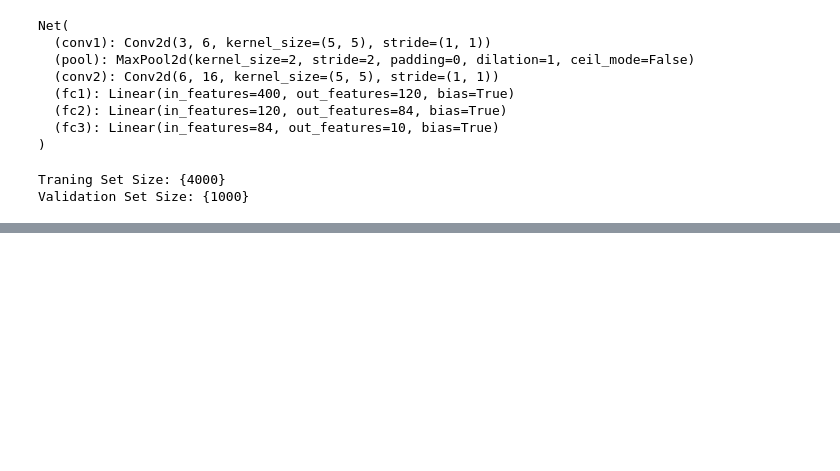
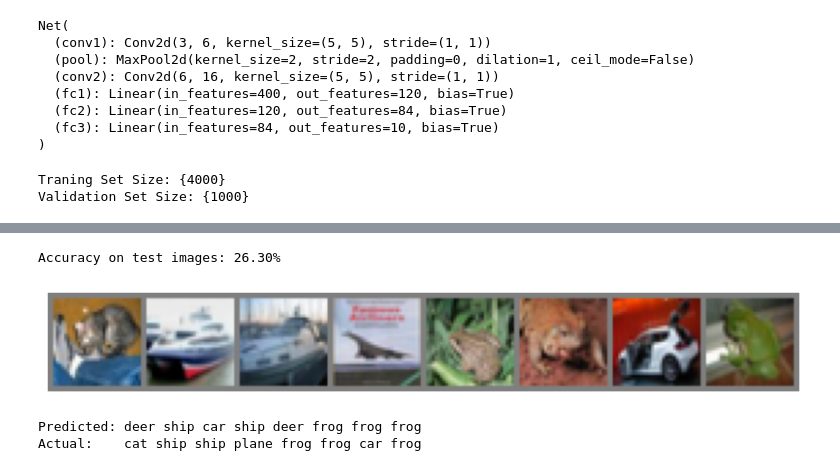
Before and after one commit to sdivyakolu/Pytorch_Tutorial, a Jupyter notebook: PyTorch_DeepLearning_FullModelTraining_Validation.ipynb, the cells around one changed output, grey strips where cells are left out. Saved outputs shown, nothing was run; the diff lists cells and outputs as text; code cells hidden in the pictures; blank space fills up the shorter version.

```diff
--- a/PyTorch_DeepLearning_FullModelTraining_Validation.ipynb
+++ b/PyTorch_DeepLearning_FullModelTraining_Validation.ipynb
@@ -149 +149,23 @@ epoch: 10, training_loss: 1.8413868808746339, validation_loss: 1.976960871368646
 Fininsh Traning
+# %%
+#Evaluate on Test Data
+
+correct = 0
+total = 0
+with torch.no_grad():
+    # Use a DataLoader for the test subset
+    test_subset_loader = torch.utils.data.DataLoader(test_validation_sub_set, batch_size=batch_size, shuffle=False, num_workers=2)
+    for data in test_subset_loader:
+        images, labels = data
+        outputs = net(images)
+        _, predicted = torch.max(outputs, 1)
+        total += labels.size(0)
+        correct += (predicted == labels).sum().item()
+        # Removed print statements inside the loop to avoid excessive output
+        # print(f"Predicted: {predicted}, Actual: {labels}")
+        # print(f"Total: {total}, Correct: {correct}")
+        # print(f"Accuracy: {100 * correct / total:.2f}%")
+
+print(f"Accuracy on test images: {100 * correct / total:.2f}%")
+# %% [output]
+Accuracy on test images: 26.30%
@@ -149,0 +175,32 @@ Fininsh Traning
+# %%
+#Visualize Sample Predictions
+
+import matplotlib.pyplot as plt
+import numpy as np
+import torchvision
+
+# Get a batch of test images using a DataLoader
+test_subset_loader = torch.utils.data.DataLoader(test_validation_sub_set, batch_size=8, shuffle=False, num_workers=2)
+dataiter = iter(test_subset_loader)
+images, labels = next(dataiter)
+
+# Predict
+outputs = net(images)
+_, predicted = torch.max(outputs, 1)
+
+# Show images with predicted and true labels
+def imshow(img):
+    img = img / 2 + 0.5  # unnormalize
+    npimg = img.numpy()
+    plt.figure(figsize=(10,4))
+    plt.imshow(np.transpose(npimg, (1, 2, 0)))
+    plt.axis('off')
+    plt.show()
+
+imshow(torchvision.utils.make_grid(images[:8]))
+print('Predicted:', ' '.join(f'{classes[predicted[j]]}' for j in range(8)))
+print('Actual:   ', ' '.join(f'{classes[labels[j]]}' for j in range(8)))
+# %% [output]
+[figure, added]
+Predicted: deer ship car ship deer frog frog frog
+Actual:    cat ship ship plane frog frog car frog
```
Also changed, not shown: parts of 3 cells of this notebook.
